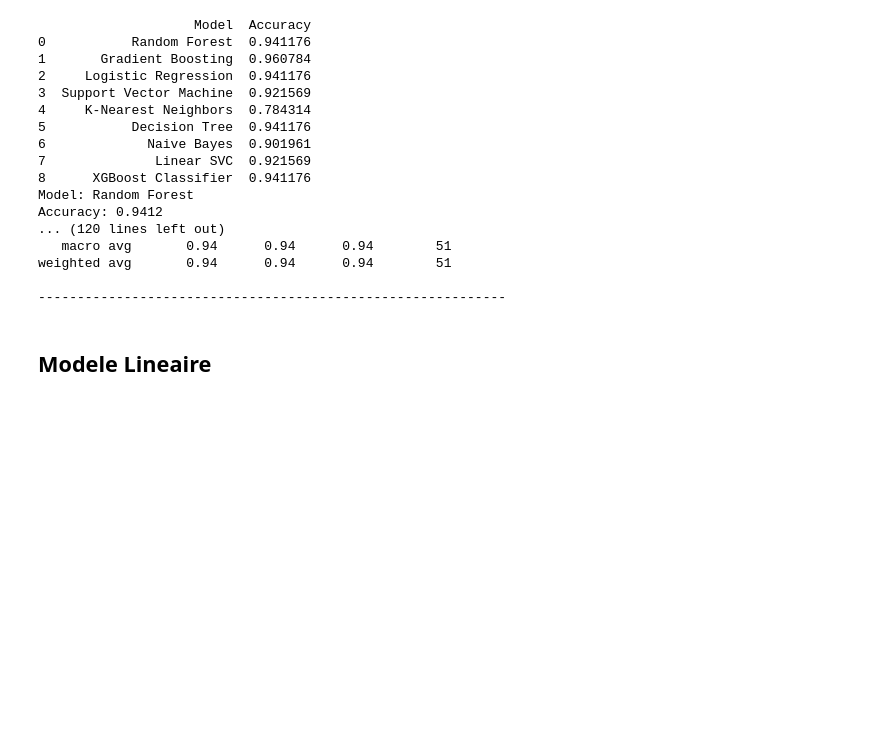
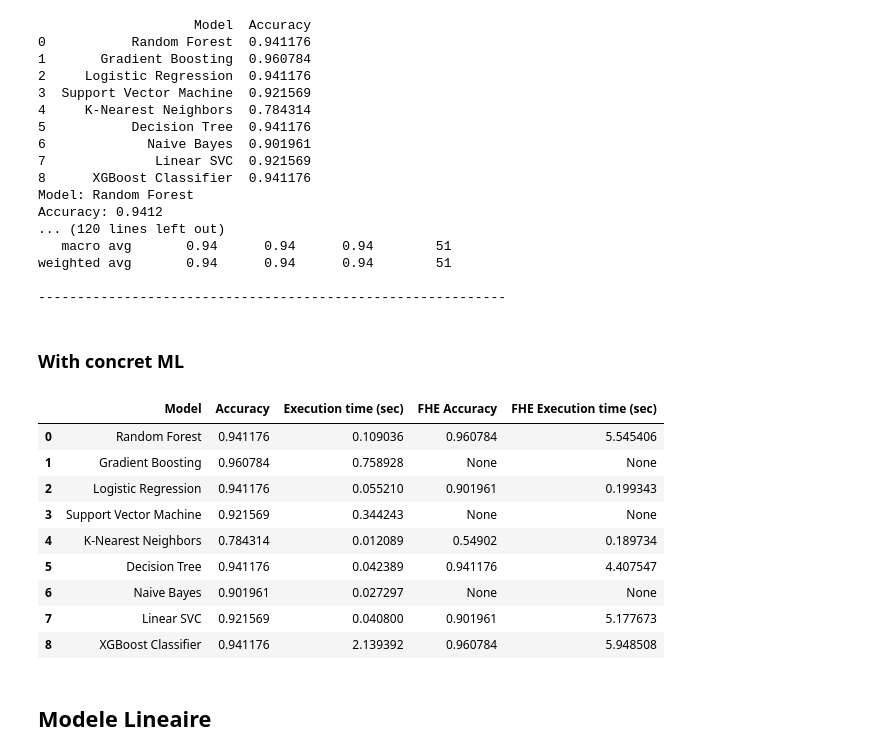
Before and after one commit to Dixtawi/PFEE, a Jupyter notebook: main.ipynb, the cells around one changed output. Drawn from its saved outputs; the diff is of its cells as text; code cells hidden in the pictures; blank space fills up the shorter version.

Commit message:
:feat: add FHE models, accuracy, execution time

```diff
--- a/main.ipynb
+++ b/main.ipynb
@@ -337,6 +336,7 @@ from sklearn.neighbors import KNeighborsClassifier
 from sklearn.tree import DecisionTreeClassifier
 from sklearn.naive_bayes import GaussianNB
 from xgboost import XGBClassifier
+import time
 
 # List of models to compare
 models = {
@@ -356,7 +356,10 @@ results = []
 
 # Training and Validation
 for model_name, model in models.items():
+    start_time = time.time()
     model.fit(X_train, y_train)
+    end_time = time.time()
+    training_time = end_time - start_time
     y_pred = model.predict(X_val)
     y_pred_proba = model.predict_proba(X_val)[:, 1] if hasattr(model, "predict_proba") else None
 
@@ -369,7 +372,8 @@ for model_name, model in models.items():
         "Model": model_name,
         "Accuracy": accuracy,
         "ROC AUC": roc_auc,
-        "Classification Report": classification_rep
+        "Classification Report": classification_rep,
+        "Execution time (sec)": training_time
     })
 
 # DF pandas
@@ -404,6 +408,69 @@ Accuracy: 0.9412
 weighted avg       0.94      0.94      0.94        51
 
 ------------------------------------------------------------
+# %% [markdown]
+### With concret ML
+# %%
+import pandas as pd
+from concrete.ml.sklearn.rf import RandomForestClassifier
+from concrete.ml.sklearn.linear_model import LogisticRegression
+from concrete.ml.sklearn.svm import LinearSVC
+from concrete.ml.sklearn.neighbors import KNeighborsClassifier
+from concrete.ml.sklearn.tree import DecisionTreeClassifier
+from concrete.ml.sklearn.xgb import XGBClassifier
+from sklearn.preprocessing import StandardScaler
+import time
+
+# Data normalization
+scaler = StandardScaler()
+X_train = scaler.fit_transform(X_train)
+X_val = scaler.transform(X_val)
+
+if 'FHE Accuracy' not in results_df.columns: # Adds FHE Accuracy column
+    results_df['FHE Accuracy'] = None
+
+if 'FHE Execution time (sec)' not in results_df.columns: # Adds FHE Accuracy column
+    results_df['FHE Execution time (sec)'] = None
+
+# List of models to compare
+models = {
+    "Random Forest": RandomForestClassifier(n_estimators=100, random_state=42), # Concrete ML
+    "Logistic Regression": LogisticRegression(max_iter=1000, random_state=42), # Concrete ML
+    "K-Nearest Neighbors": KNeighborsClassifier(), # Concrete ML
+    "Decision Tree": DecisionTreeClassifier(random_state=42), # Concrete ML
+    "Linear SVC": LinearSVC(random_state=42, max_iter=10000), # Concrete ML
+    "XGBoost Classifier": XGBClassifier(random_state=42, use_label_encoder=False) # Concrete ML # , eval_metric='logloss'
+}
+
+# Training and Validation
+for model_name, model in models.items():
+    start_time = time.time()
+    model.fit(X_train, y_train)
+    end_time = time.time()
+    training_time = end_time - start_time
+    y_pred = model.predict(X_val)
+    if hasattr(model, "predict_proba") and model_name != "K-Nearest Neighbors":
+        y_pred_proba = model.predict_proba(X_val)[:, 1]
+
+    accuracy = accuracy_score(y_val, y_pred)
+
+    # Stock result
+    results_df.loc[results_df['Model'] == model_name, 'FHE Accuracy'] = accuracy
+    results_df.loc[results_df['Model'] == model_name, 'FHE Execution time (sec)'] = training_time
+
+# Results
+results_df[['Model','Accuracy','Execution time (sec)','FHE Accuracy','FHE Execution time (sec)']]
+# %% [output]
+|  | Model | Accuracy | Execution time (sec) | FHE Accuracy | FHE Execution time (sec) |
+| 0 | Random Forest | 0.941176 | 0.109036 | 0.960784 | 5.545406 |
+| 1 | Gradient Boosting | 0.960784 | 0.758928 | None | None |
+| 2 | Logistic Regression | 0.941176 | 0.055210 | 0.901961 | 0.199343 |
+| 3 | Support Vector Machine | 0.921569 | 0.344243 | None | None |
+| 4 | K-Nearest Neighbors | 0.784314 | 0.012089 | 0.54902 | 0.189734 |
+| 5 | Decision Tree | 0.941176 | 0.042389 | 0.941176 | 4.407547 |
+| 6 | Naive Bayes | 0.901961 | 0.027297 | None | None |
+| 7 | Linear SVC | 0.921569 | 0.040800 | 0.901961 | 5.177673 |
+| 8 | XGBoost Classifier | 0.941176 | 2.139392 | 0.960784 | 5.948508 |
 # %% [markdown]
 ## Modele Lineaire
 # %% [markdown]
```
Also changed, not shown: parts of 2 cells of this notebook.
